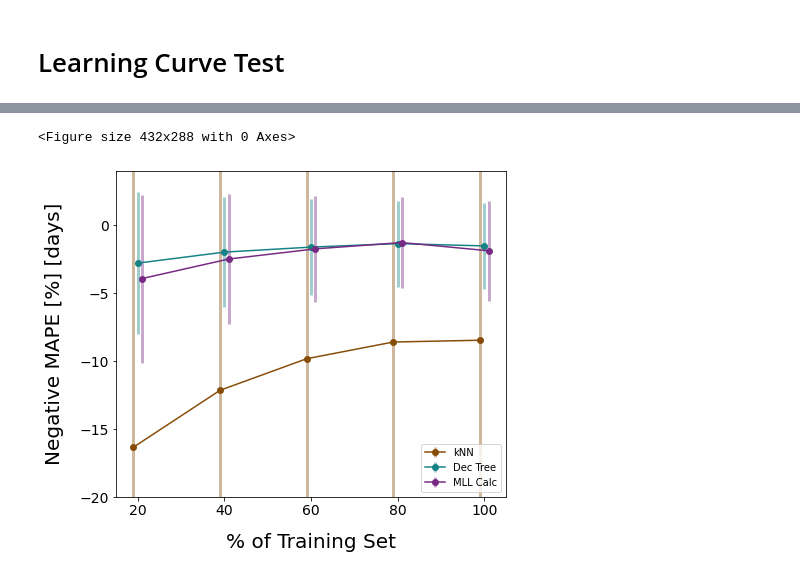
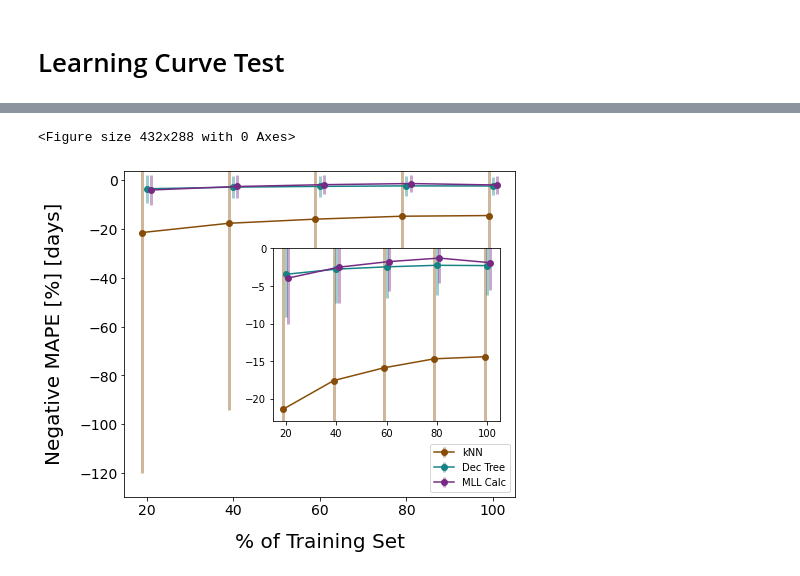
Before and after one commit to opotowsky/process_results, a Jupyter notebook: nuc_rand-err_mll_scikit_compare.ipynb, the cells around one changed output, grey strips where cells are left out. Saved outputs shown, nothing was run; the diff lists cells and outputs as text; code cells hidden in the pictures.

```diff
--- a/nuc_rand-err_mll_scikit_compare.ipynb
+++ b/nuc_rand-err_mll_scikit_compare.ipynb
@@ -181,7 +255,36 @@ fig.savefig(sv_fig, bbox_inches='tight', transparent=True)
 # %% [markdown]
 # Learning Curve Test
 # %%
-df = pd.read_pickle(path + 'learncurve_mll_scikit_compare.pkl')
+df = pd.read_pickle(path + 'learncurve_err05_mll_scikit_compare.pkl')
+# %%
+def inset_lc(fig, ax, pred, metric):
+    dflbls = {'MAE' : 'MAE',
+              'MedAE' : 'MedAE',
+              'MAPE' : 'MAPE',
+              'Acc' : 'Accuracy',
+              'BalAcc' : 'Balanced Accuracy'}
+    fb = {'MAE' : 'MAE Std',
+          'MAPE' : 'MAPE Std',
+          'Acc' : 'Acc CI',
+          'BalAcc' : 'BalAcc CI'}
+    med = ['MBrwn', 'MTeal', 'MPurp']
+    dark = ['DBrwn', 'DTeal', 'DPurp']
+    sizes = [20, 40, 60, 80, 100]
+    d_x = [-1, 0, 1]
+    for i, alg in enumerate(['knn', 'dtree', 'mll']):
+        y = df.loc[(sizes, pred), (alg, dflbls[metric])]
+        if metric == 'MedAE':
+            yerr = [-df.loc[(sizes, pred), (alg, 'IQR_25')], -df.loc[(sizes, pred), (alg, 'IQR_75')]]
+        else:
+            yerr = -df.loc[(sizes, pred), (alg, fb[metric])]
+        trans = Affine2D().translate(d_x[i], 0.0) + ax.transData
+        if pred == 'reactor':
+            _, _, bars = ax.errorbar(sizes, y, yerr=-yerr, transform=trans, color=colors[med[i]], marker='o', mew=0, ms=7, elinewidth=3)
+        else:
+            _, _, bars = ax.errorbar(sizes, -y, yerr=yerr, transform=trans, color=colors[med[i]], marker='o', mew=0, ms=7, elinewidth=3)
+        [bar.set_alpha(0.4) for bar in bars]
+
+    return fig, ax
 # %%
 def plot_learncurves(title, pred, metric):
     plt.clf()
@@ -203,7 +306,8 @@ def plot_learncurves(title, pred, metric):
           'MAPE' : 'MAPE Std',
           'Acc' : 'Acc CI',
           'BalAcc' : 'BalAcc CI'}
-    sv_base = 'plots/learncurve_nuc29_'
+    #sv_base = 'plots/learncurve_nuc29_err01_'
+    sv_base = 'plots/learncurve_nuc29_err05_'
     if 'Burnup' in title:
         axlbl = axlbls[metric] + ' [MWd/MTU]'
         sv_fig = sv_base + metric + '_burn.png'
@@ -325,8 +429,14 @@ plt.show()
 # %%
 fig, ax, sv_fig = plot_learncurves('Learning Curve: Time Since Irradiation Prediction', 'cooling', 'MAPE')
-ax.set_ylim(-20, 4)
+ax.set_ylim(None, 4)
+
+# inset
+inset_ax = fig.add_axes([0.42, 0.3, 0.45, 0.4]) # X, Y, width, height
+fig, inset_ax = inset_lc(fig, inset_ax, 'cooling', 'MAPE')
+inset_ax.set_ylim(-23, 0)
 plt.show()
+
 fig.savefig(sv_fig, bbox_inches='tight', transparent=True)
 # %% [output]
 <Figure size 432x288 with 0 Axes>
-[figure, old version]
+[figure, new version]
```
Also changed, not shown: parts of 25 cells of this notebook.
